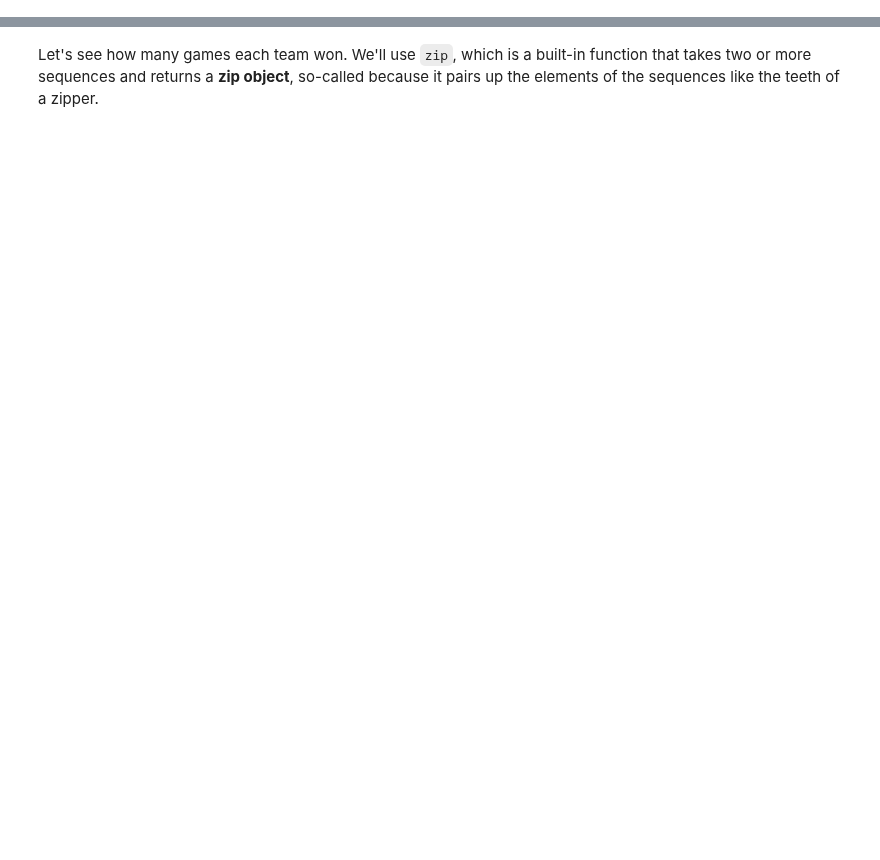
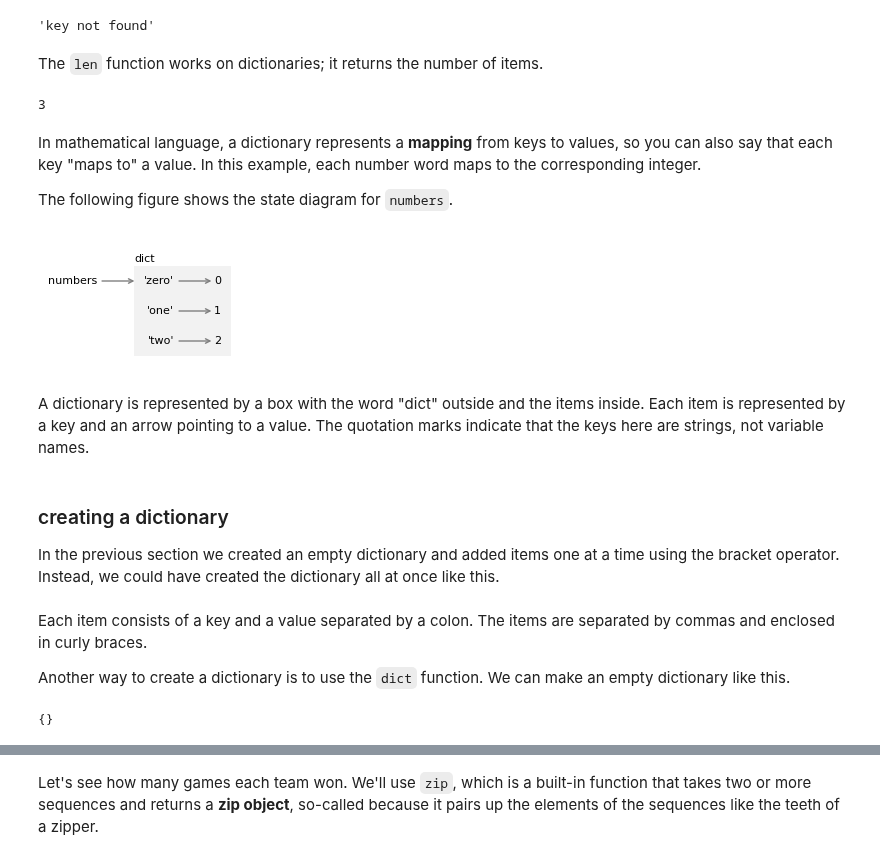
Before and after one commit to Hamilton-at-CapU/comp115, a Jupyter notebook: solutions/lessons/lesson06_files_dictionaries.ipynb, the cells around one changed output, grey strips where cells are left out. Cells and saved outputs as stored; diff of their text form; code cells hidden in the pictures; blank space fills up the shorter version.

```diff
--- a/solutions/lessons/lesson06_files_dictionaries.ipynb
+++ b/solutions/lessons/lesson06_files_dictionaries.ipynb
@@ -78,0 +54,3 @@ Each time through the loop, a key and the corresponding value are assigned direc
+# %%
+numbers = {}
+numbers
@@ -78,0 +62,2 @@ Each time through the loop, a key and the corresponding value are assigned direc
+# %%
+numbers['zero'] = 0
@@ -78,0 +74,4 @@ Each time through the loop, a key and the corresponding value are assigned direc
+# %%
+numbers['one'] = 1
+numbers['two'] = 2
+numbers
@@ -78,0 +101,38 @@ Each time through the loop, a key and the corresponding value are assigned direc
+# %%
+numbers.get('three', 'key not found')
+# %% [output]
+'key not found'
+# %% [markdown]
+The `len` function works on dictionaries; it returns the number of items.
+# %%
+len(numbers)
+# %% [output]
+3
+# %% [markdown]
+In mathematical language, a dictionary represents a **mapping** from keys to values, so you can also say that each key "maps to" a value.
+In this example, each number word maps to the corresponding integer.
+
+The following figure shows the state diagram for `numbers`.
+# %%
+from diagram import make_dict, Binding, Value
+
+d1 = make_dict(numbers, dy=-0.3, offsetx=0.37)
+binding1 = Binding(Value('numbers'), d1)
+# %%
+from diagram import diagram, adjust, Bbox
+
+width, height, x, y = [1.83, 1.24, 0.49, 0.85]
+ax = diagram(width, height)
+bbox = binding1.draw(ax, x, y)
+# adjust(x, y, bbox)
+# %% [output]
+[figure, added]
+# %% [markdown]
+A dictionary is represented by a box with the word "dict" outside and the items inside.
+Each item is represented by a key and an arrow pointing to a value.
+The quotation marks indicate that the keys here are strings, not variable names.
+# %% [markdown]
+### creating a dictionary
+
+In the previous section we created an empty dictionary and added items one at a time using the bracket operator.
+Instead, we could have created the dictionary all at once like this.
@@ -78,0 +141,11 @@ Each time through the loop, a key and the corresponding value are assigned direc
+# %% [markdown]
+Each item consists of a key and a value separated by a colon.
+The items are separated by commas and enclosed in curly braces.
+
+Another way to create a dictionary is to use the `dict` function.
+We can make an empty dictionary like this.
+# %%
+empty = dict()
+empty
+# %% [output]
+{}
```
Also changed, not shown: parts of 244 cells of this notebook, 1 other file.
